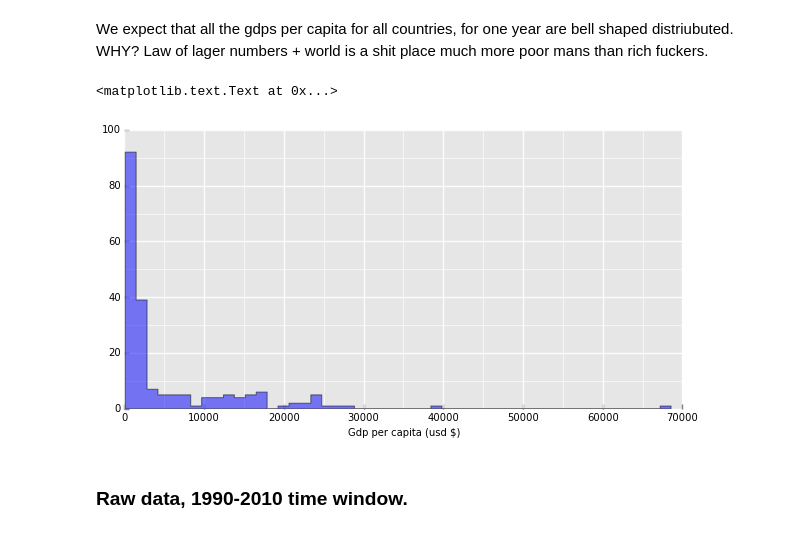
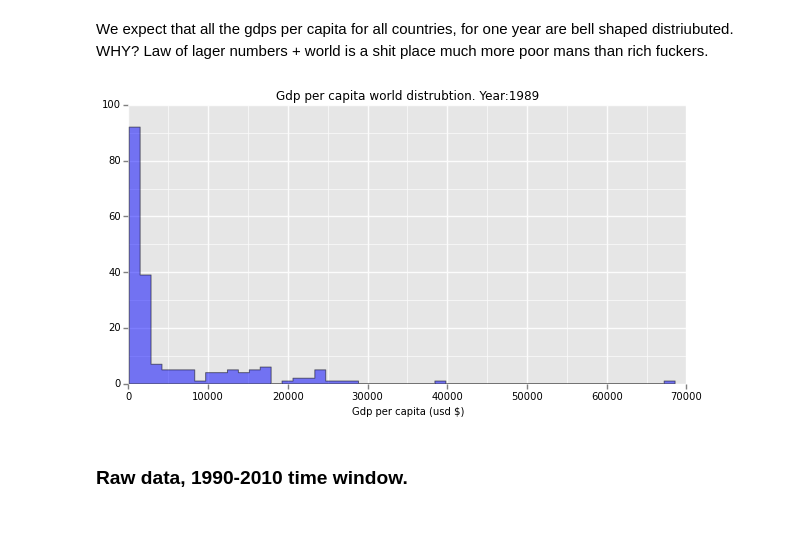
Before and after one commit to giulioungaretti/stats2013, a Jupyter notebook: Project2/Data munching.ipynb, the cells around one changed output. Cells and saved outputs as stored; diff of their text form; code cells hidden in the pictures.

```diff
--- a/Project2/Data munching.ipynb
+++ b/Project2/Data munching.ipynb
@@ -120,14 +121,15 @@ We expect that all the gdps per capita for all countries, for one year are bell
 Law of lager numbers + world is a shit place much more poor mans than rich fuckers.
 # %%
 fig, ax = subplots(figsize=(10,5))
-gdp2 = gdp.loc[1989] # random year
+year= 1989.
+gdp2 = gdp.loc[year] # random year
 gdp2 = gdp2.dropna()
 gdp2.hist(bins=50,ax=ax,alpha=0.5,histtype='stepfilled')
 rstyle(ax)
 ax.set_xlabel('Gdp per capita (usd $)')
+ax.set_title('Gdp per capita world distrubtion. Year:%i'%(year));
 # %% [output]
-<matplotlib.text.Text at 0x...>
-[figure, old version]
+[figure, new version]
 # %% [markdown]
 ### Raw data, 1990-2010 time window.
 # %%
```
Also changed, not shown: parts of 1 cell of this notebook, 1 other file.
